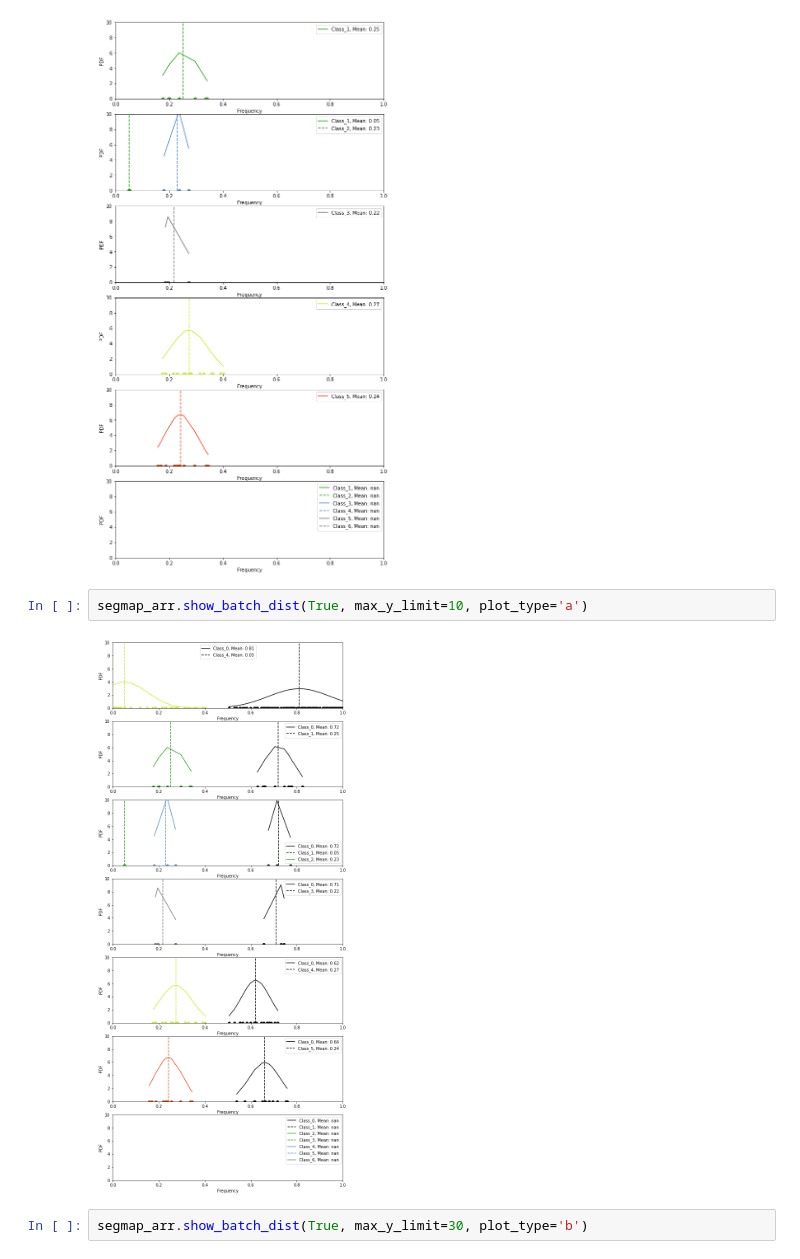
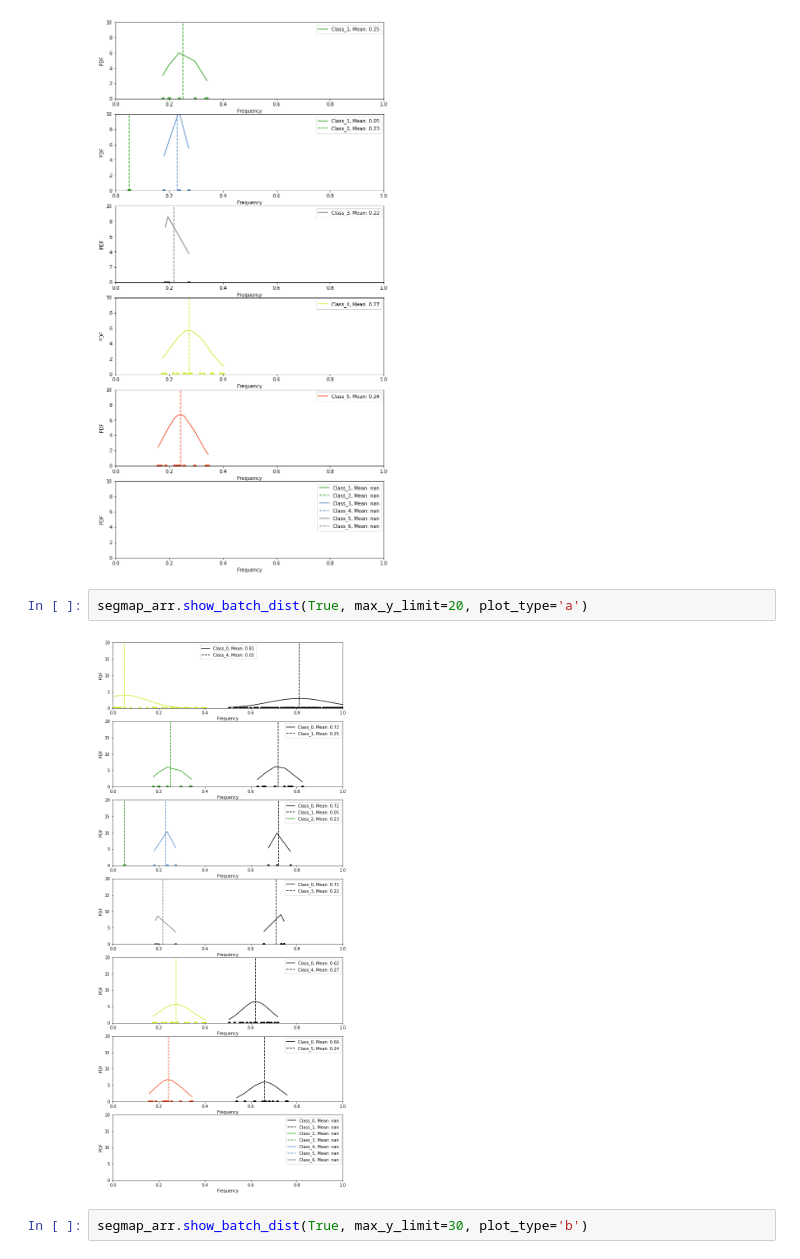
Before and after one commit to josephsv96/Gaussian_2D, a Jupyter notebook: testing_gaussian.ipynb, the cells around one changed output. Drawn from its saved outputs; the diff is of its cells as text.

```diff
--- a/testing_gaussian.ipynb
+++ b/testing_gaussian.ipynb
@@ -106,9 +109,9 @@ segmap_arr.show_batch_dist(False, max_y_limit=10, plot_type='a')
 # %% [output]
 [figure]
 # %%
-segmap_arr.show_batch_dist(True, max_y_limit=10, plot_type='a')
+segmap_arr.show_batch_dist(True, max_y_limit=20, plot_type='a')
 # %% [output]
-[figure, old version]
+[figure, new version]
 # %%
 segmap_arr.show_batch_dist(True, max_y_limit=30, plot_type='b')
 # %% [output]
```
Also changed, not shown: parts of 2 cells of this notebook, 8 other files.
